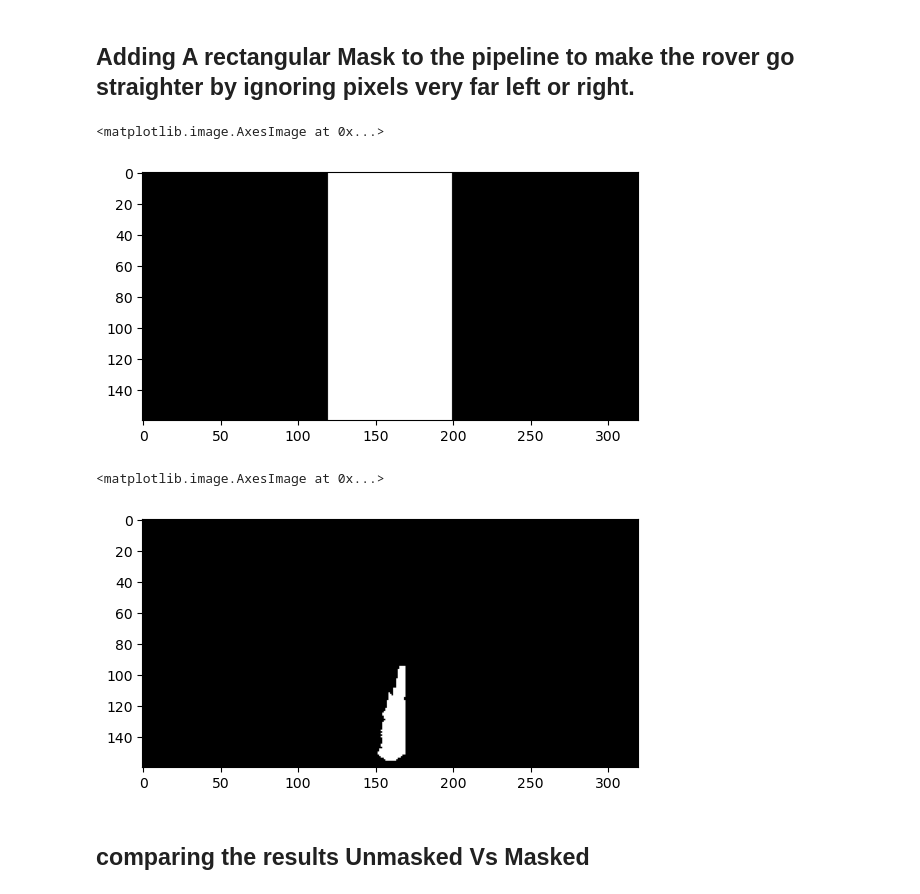
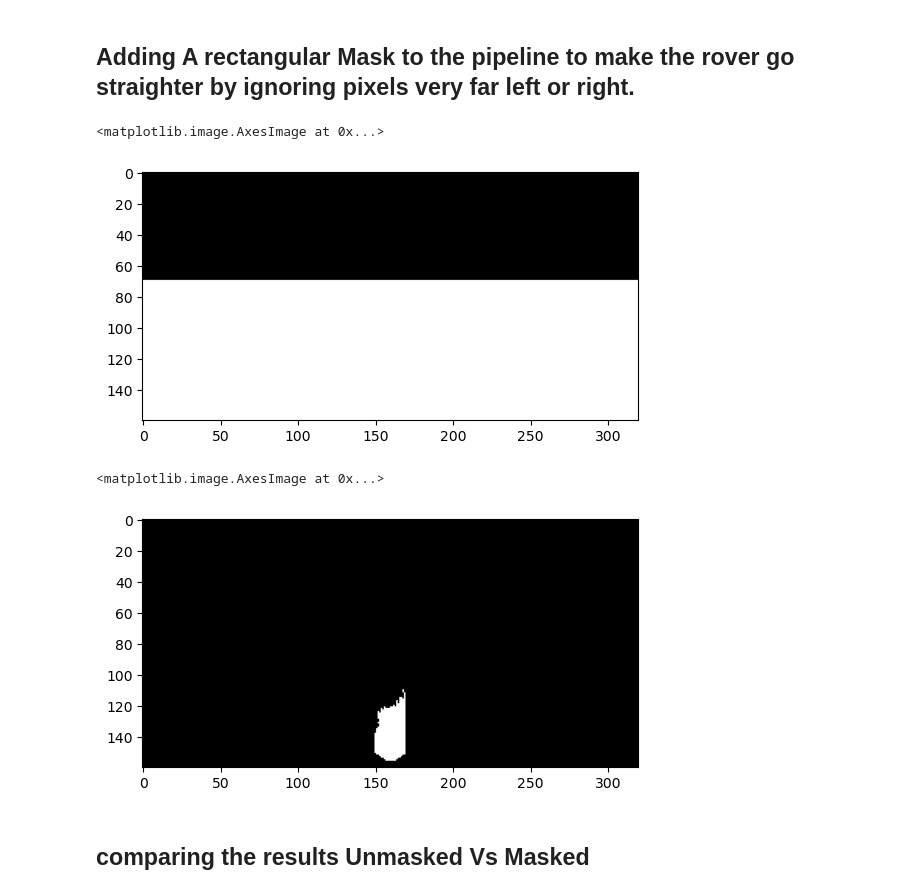
Before and after one commit to marwan0x/marsRover, a Jupyter notebook: code/Lab 3 - Vision Project Walkthrough.ipynb, the cells around one changed output. Cells and saved outputs as stored; diff of their text form; code cells hidden in the pictures.

```diff
--- a/code/Lab 3 - Vision Project Walkthrough.ipynb
+++ b/code/Lab 3 - Vision Project Walkthrough.ipynb
@@ -197,7 +197,7 @@ plt.arrow(0, 0, x_arrow, y_arrow, color='red', zorder=2, head_width=10, width=2)
 # %% [markdown]
 ## Adding A rectangular Mask to the pipeline to make the rover go straighter by ignoring pixels very far left or right.
 # %%
-def rect_mask(warped_image, width: int = 20, height: int =0):
+def rect_mask(warped_image, width: int = 320, height: int =100):
     '''
     A rectangular mask that should be applied on
     the  prespective transformed image after thresholding
@@ -211,18 +211,18 @@ def rect_mask(warped_image, width: int = 20, height: int =0):
     return output
 # %%
 #what the mask look like
-mask = rect_mask(np.ones_like(threshed), width = 80)
+mask = rect_mask(np.ones_like(threshed), width = 320, height=90)
 plt.imshow(mask, cmap="gray")
 # %% [output]
 <matplotlib.image.AxesImage at 0x...>
-[figure, old version]
+[figure, new version]
 # %%
 # sampled image
 masked_image = rect_mask(threshed, width= 20)
 plt.imshow(masked_image, cmap = "gray")
 # %% [output]
 <matplotlib.image.AxesImage at 0x...>
-[figure, old version]
+[figure, new version]
 # %% [markdown]
 ## comparing the results Unmasked Vs Masked
 # %%
```
Also changed, not shown: parts of 9 cells of this notebook, 3 other files.
